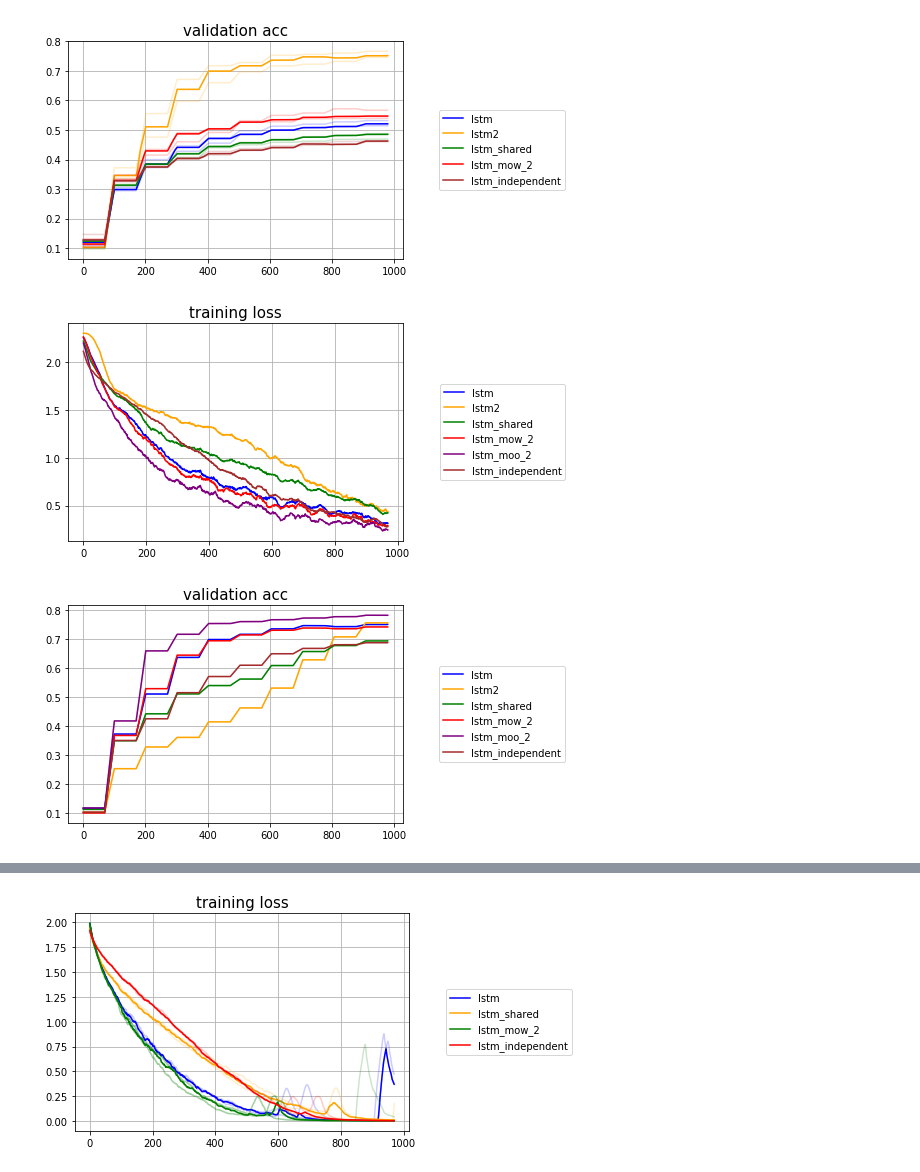
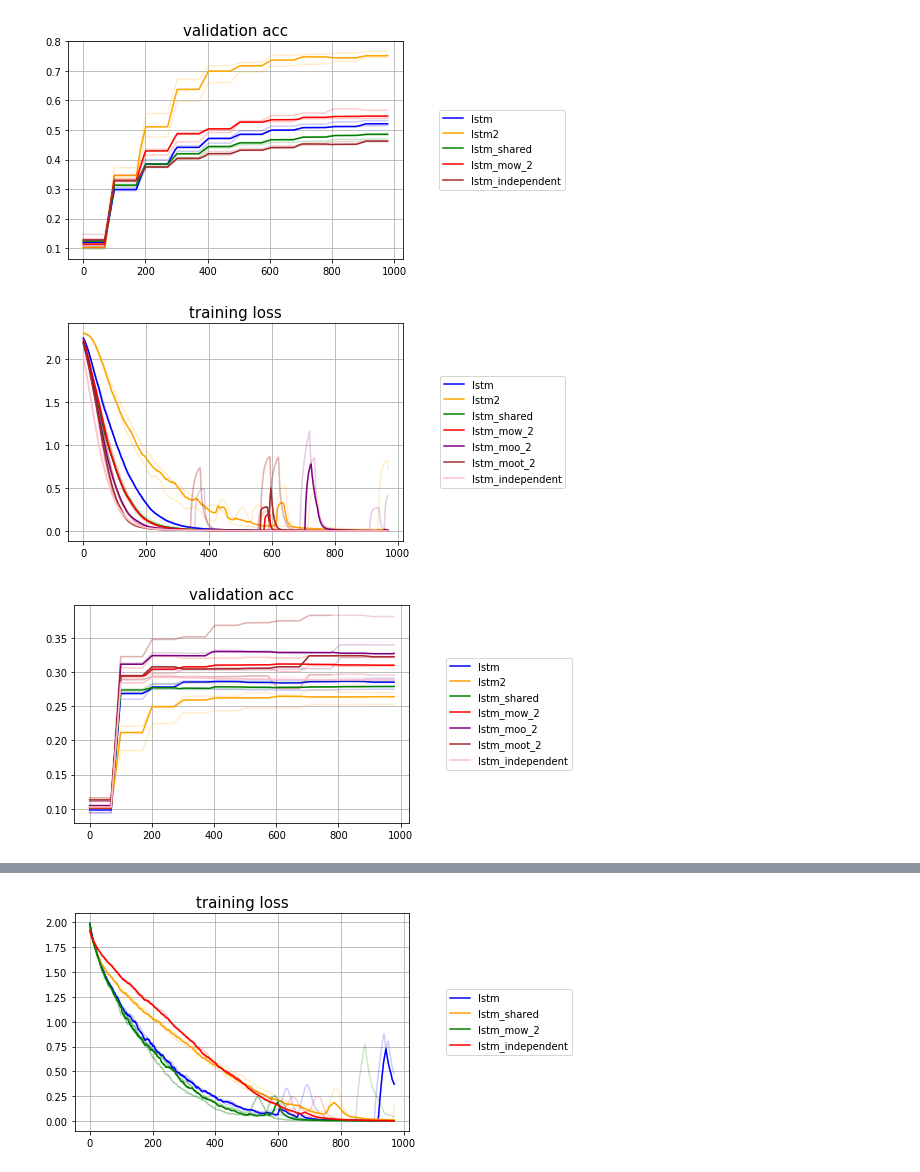
Before and after one commit to nathanwang000/sequence_fun, a Jupyter notebook: sequence_fun_evaluation.ipynb, the cells around one changed output, grey strips where cells are left out. Drawn from its saved outputs; the diff is of its cells as text; code cells hidden in the pictures.

```diff
--- a/sequence_fun_evaluation.ipynb
+++ b/sequence_fun_evaluation.ipynb
@@ -118,25 +118,26 @@ plot_train_val_multiple(rnn_models)
 [figure]
 [figure]
 # %%
-datadir = 'mo_models_2layers/partial_sum4_10000/*/'
+datadir = 'mo_models_2layers/partial_sum4_1000/*/'
 
 mlp_models = ['mlp.p*',
               'mlp_shared.p*',
               'mlp_mow*.p*',
               'mlp_independent.p*']
 rnn_models = ['lstm.p*',
               'lstm2.p*',
               'lstm_shared.p*',
               'lstm_mow_2.p*',
               'lstm_moo_2.p*',
+              'lstm_moot_*.p*',
               'lstm_independent.p*']
 mlp_models = [os.path.join(datadir, m) for m in mlp_models]
 rnn_models = [os.path.join(datadir, m) for m in rnn_models]
 
 plot_train_val_multiple(rnn_models)
 # %% [output]
-[figure, old version]
+[figure, new version]
-[figure, old version]
+[figure, new version]
 # %%
 datadir = 'mo_models_2layers/partial_sum_share_10000/*/'
 
```
Also changed, not shown: parts of 4 cells of this notebook, 7 other files.
